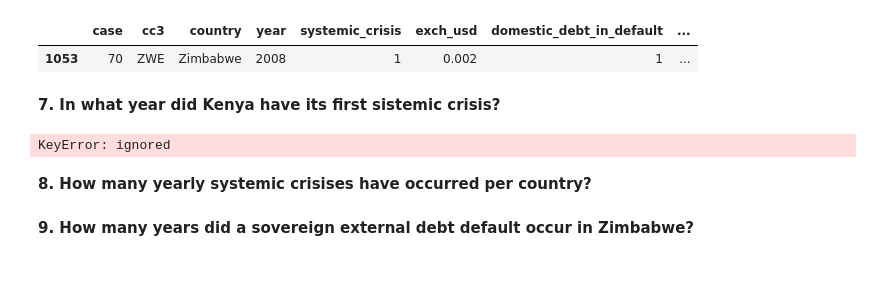
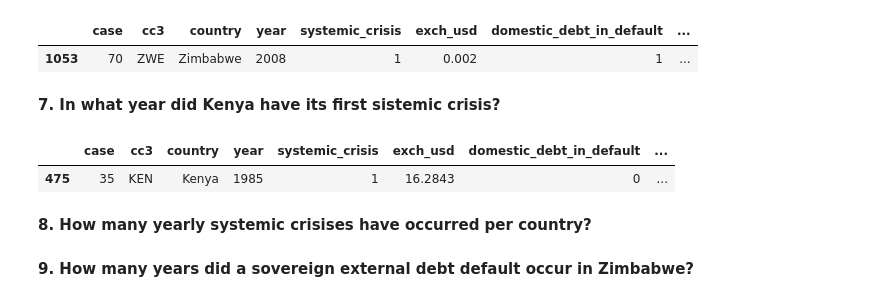
Before and after one commit to VivianeSouza923/HCIA_AI_HUAWEI_STUDY_if, a Jupyter notebook: pandas02.ipynb, the cells around one changed output. Saved outputs shown, nothing was run; the diff lists cells and outputs as text; code cells hidden in the pictures; blank space fills up the shorter version.

```diff
--- a/pandas02.ipynb
+++ b/pandas02.ipynb
@@ -116,14 +116,14 @@ df_afr.sort_values(by=['inflation_annual_cpi'], ascending=False).head(1)
 # %% [markdown]
 **7. In what year did Kenya have its first sistemic crisis?**
 # %%
-
-
+df_afr[df_afr['country'] == 'Kenya'].sort_values(['systemic_crisis', 'year'], ascending=[False, True]).head(1)
 
 #ouput:
 # 	case 	cc3 	country 	year 	systemic_crisis 	exch_usd 	domestic_debt_in_default 	sovereign_external_debt_default 	gdp_weighted_default 	inflation_annual_cpi 	independence 	currency_crises 	inflation_crises 	banking_crisis
 #475 	35 	KEN 	Kenya 	1985 	1 	16.2843 	0 	0 	0.0 	11.398 	1 	0 	0 	crisis
 # %% [output]
-KeyError: ignored
+|  | case | cc3 | country | year | systemic_crisis | exch_usd | domestic_debt_in_default | ... |
+| 475 | 35 | KEN | Kenya | 1985 | 1 | 16.2843 | 0 | ... |
 # %% [markdown]
 **8. How many yearly systemic crisises have occurred per country?**
 # %%
```
